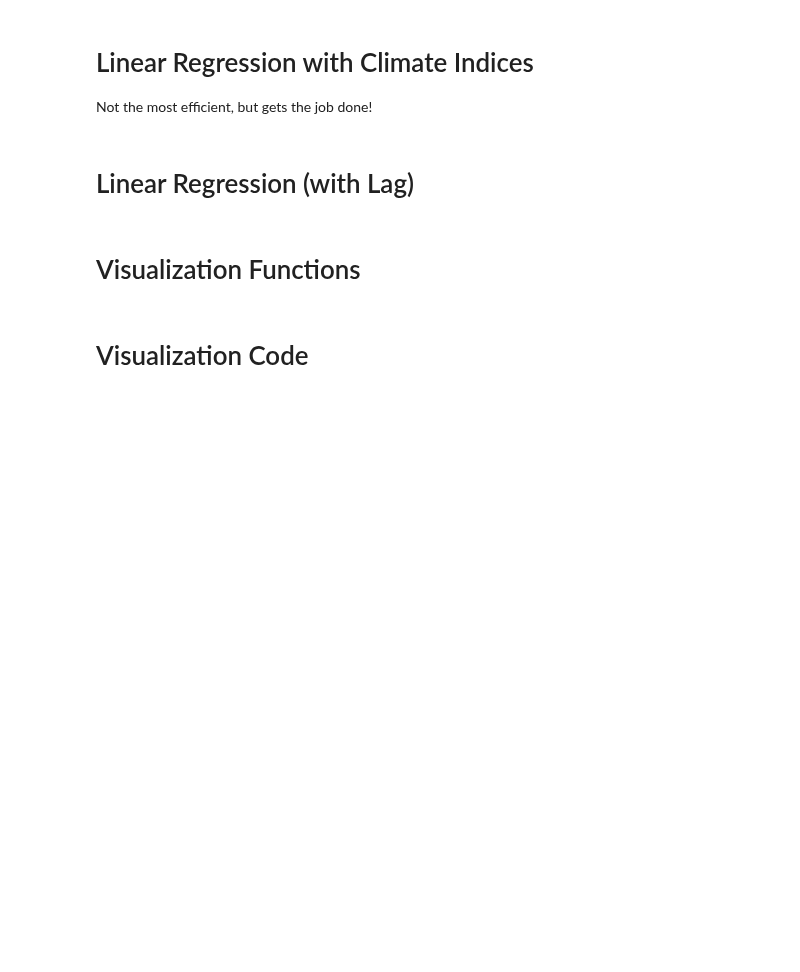
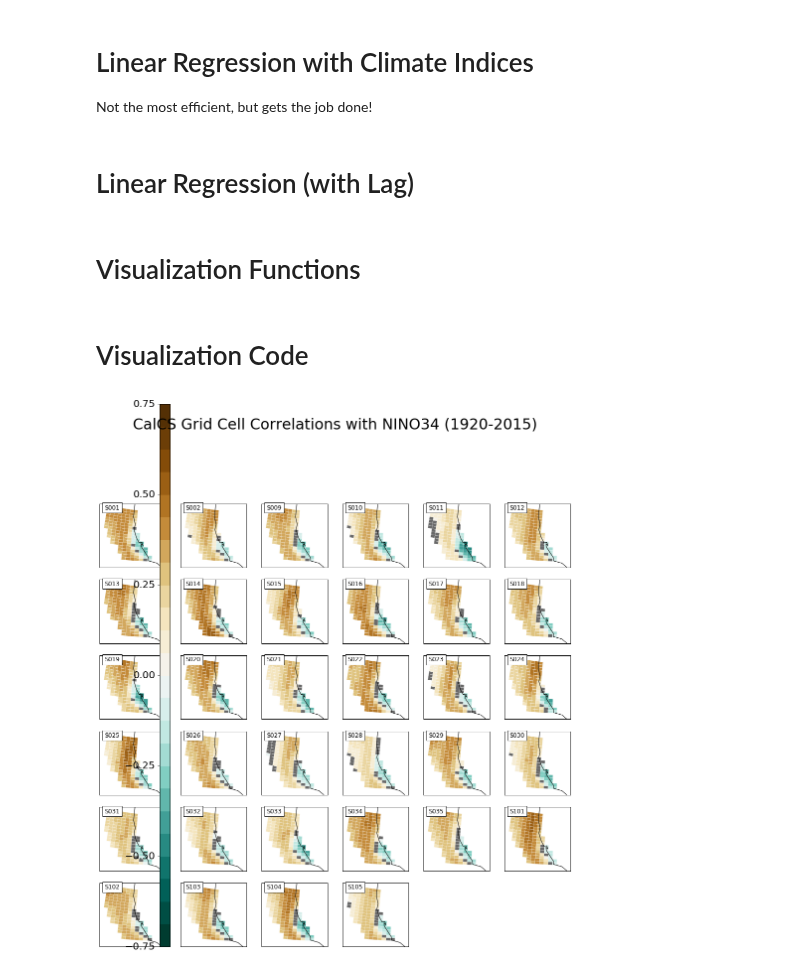
Before and after one commit to bradyrx/EBUS_BGC_Variability, a Jupyter notebook: notebooks/Statistical_Analysis/overhead-EBUS-climate-correlations.ipynb, the cells around one changed output. Drawn from its saved outputs; the diff is of its cells as text; code cells hidden in the pictures; blank space fills up the shorter version.

```diff
--- a/notebooks/Statistical_Analysis/overhead-EBUS-climate-correlations.ipynb
+++ b/notebooks/Statistical_Analysis/overhead-EBUS-climate-correlations.ipynb
@@ -243,24 +243,27 @@ results = np.load(fileDir + EBU.lower() + '-smoothed-FG_CO2-smoothed-' + VAR + '
 # %%
 fig,axes = plt.subplots(figsize=(14,16), nrows=6, ncols=6)
 st = fig.suptitle(EBU + ' Grid Cell Correlations with ' + VAR.upper() + ' (1920-2015)', fontsize=30)
 counter = 0
 for ax in axes.flat:
     if counter >= 34:
         fig.delaxes(ax)
     else:
         m, lon, lat, data, lat2, lon1 = pcolor_it(ax, EBU, results[counter])
         x, y = m(lon1, lat2-1.1)
         ax.text(x, y, 'S' + ens[counter], fontsize=12,
                 bbox=dict(facecolor='w', edgecolor='k', alpha=1))
         cs = m.pcolor(lon, lat, data, vmin=-0.75, vmax=0.75 ,
                      latlon=True, cmap=discrete_cmap(24, 'BrBG_r'), edgecolors='w')
         cs.cmap.set_under('#696969')
     counter+=1
 fig.tight_layout(pad=3)
-cbar = fig.colorbar(cs, location="top", aspect=50, ax=axes.ravel().tolist())
+cbar = fig.colorbar(cs, location="left", aspect=50, ax=axes.ravel().tolist())
 cbar.ax.tick_params(labelsize=20, direction='out')
 cbar.set_ticks(np.arange(-0.75, 0.76, 0.25))
 fig.subplots_adjust(top=0.80)
 st.set_y(0.95)
 plt.savefig('/glade/u/home/rbrady/projects/EBUS_BGC_Variability/reports/figs/' + EBU.lower() + '/' + 'spatial-correlations/'
-            + EBU.lower() + '-grid-cell-correlations-smoothed-' + VAR + '-postage.png')
+            + EBU.lower() + '-grid-cell-correlations-smoothed-' + VAR + '-postage-leftCB.eps', transparent=True,
+           format='eps', bbox_inches='tight', pad_inches=1, dpi=1000)
+# %% [output]
+[figure, added]
```
Also changed, not shown: 3 other files.
